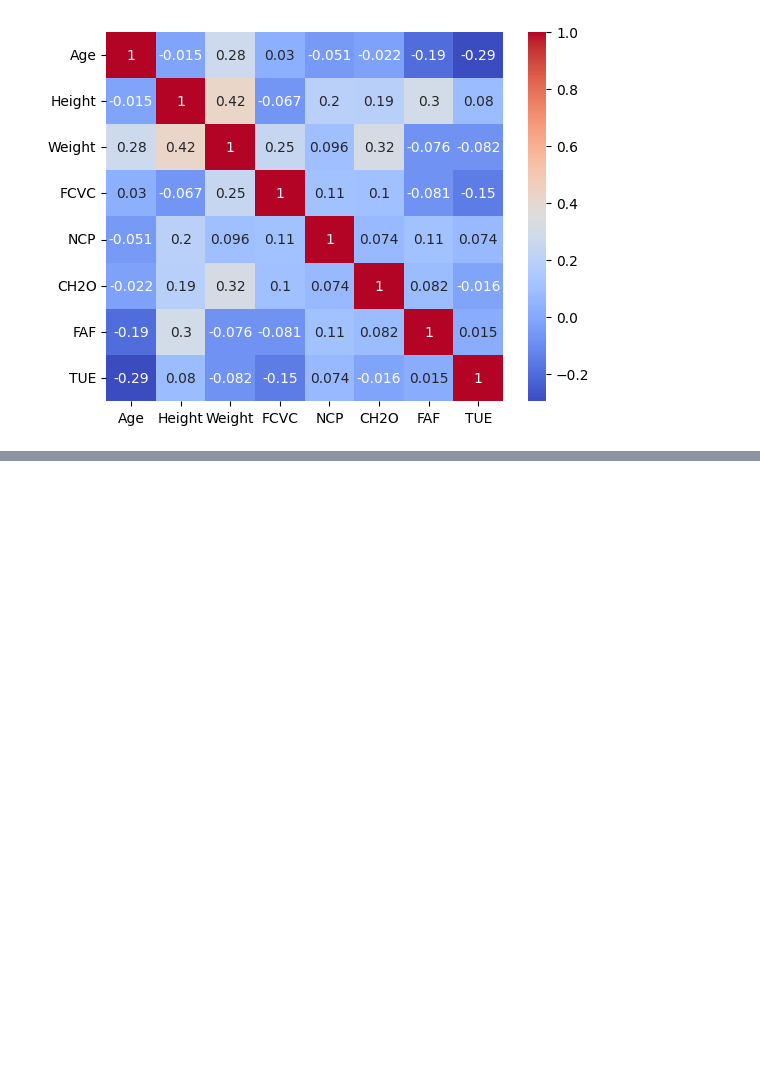
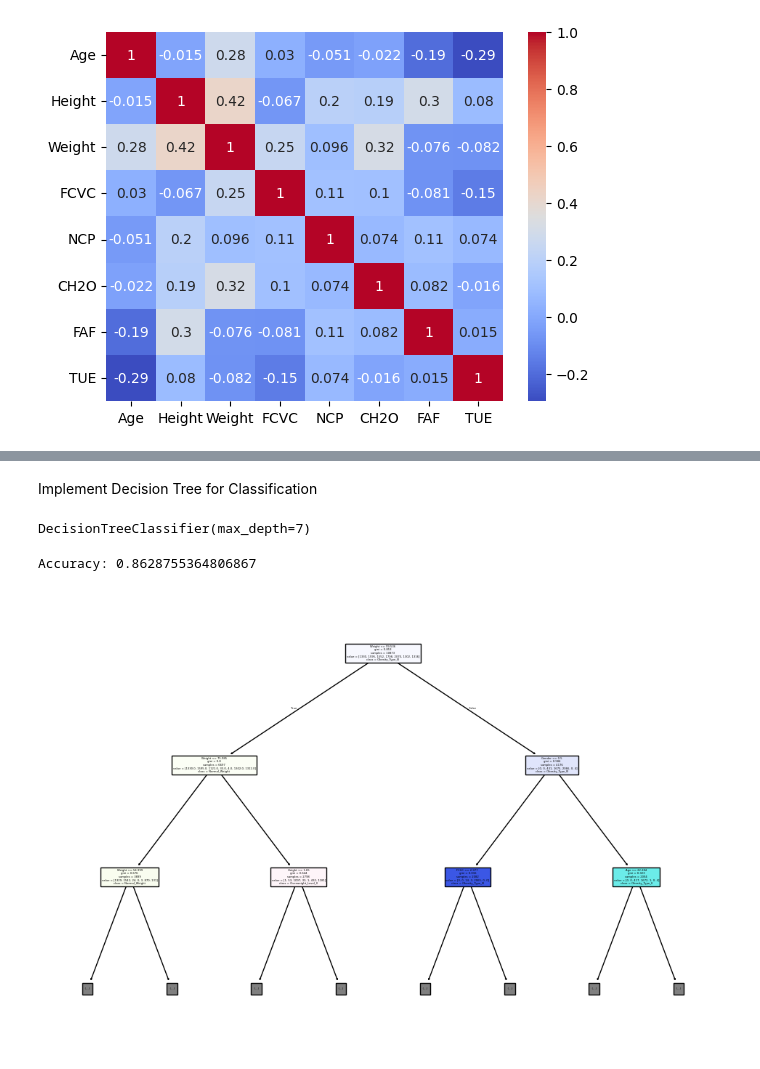
Before and after one commit to siddheshabhang/Obesity-Risk-Classifier, a Jupyter notebook: ML_Project.ipynb, the cells around one changed output, grey strips where cells are left out. Saved outputs shown, nothing was run; the diff lists cells and outputs as text; code cells hidden in the pictures; blank space fills up the shorter version.

Commit message:
Encoding and feature scaling + Decision tree implemented

```diff
--- a/ML_Project.ipynb
+++ b/ML_Project.ipynb
@@ -218,0 +245,8 @@ Encoding and Feature Scaling (skip pca as of now)
+# %%
+#Binary Encoding
+df_copy['Gender'] = df_copy['Gender'].map({'Male': 1, 'Female': 0})
+df_copy['family_history_with_overweight'] = df_copy['family_history_with_overweight'].map({'yes': 1, 'no': 0})
+df_copy['FAVC'] = df_copy['FAVC'].map({'yes': 1, 'no': 0})
+df_copy['SMOKE'] = df_copy['SMOKE'].map({'yes': 1, 'no': 0})
+df_copy['SCC'] = df_copy['SCC'].map({'yes': 1, 'no': 0})
+display(df_copy.head())
@@ -218,0 +260,14 @@ Encoding and Feature Scaling (skip pca as of now)
+# %%
+# OneHot Encoding
+from sklearn.preprocessing import OneHotEncoder
+encoder = OneHotEncoder(drop='first', sparse_output=False, handle_unknown='ignore')
+cols_to_encode = ['CAEC', 'CALC', 'MTRANS']
+
+encoded_array = encoder.fit_transform(df_copy[cols_to_encode])
+encoded_feature_names = encoder.get_feature_names_out(cols_to_encode)
+encoded_df = pd.DataFrame(encoded_array, columns=encoded_feature_names, index=df_copy.index)
+
+df_copy = df_copy.drop(columns=cols_to_encode)
+df_copy = pd.concat([df_copy, encoded_df], axis=1)
+
+display(df_copy.head())
@@ -218,0 +282,28 @@ Encoding and Feature Scaling (skip pca as of now)
+# %% [markdown]
+Implement Decision Tree for Classification
+# %%
+from sklearn.model_selection import train_test_split
+from sklearn.metrics import accuracy_score
+X = df_copy.drop('WeightCategory', axis=1)
+y = df_copy['WeightCategory']
+X_train, X_test, y_train, y_test = train_test_split(X, y, test_size=0.3, random_state=42)
+# %%
+from sklearn import tree
+model = tree.DecisionTreeClassifier(max_depth = 7)
+model.fit(X_train, y_train)
+# %% [output]
+DecisionTreeClassifier(max_depth=7)
+# %%
+y_pred = model.predict(X_test)
+print("Accuracy:", accuracy_score(y_test, y_pred))
+# %% [output]
+Accuracy: 0.8628755364806867
+# %%
+from sklearn import tree
+import matplotlib.pyplot as plt
+
+plt.figure(figsize=(12,8))
+tree.plot_tree(model, filled=True, feature_names=X_train.columns, class_names=model.classes_, max_depth = 2)
+plt.show()
+# %% [output]
+[figure, added]
```
Also changed, not shown: parts of 16 cells of this notebook.
